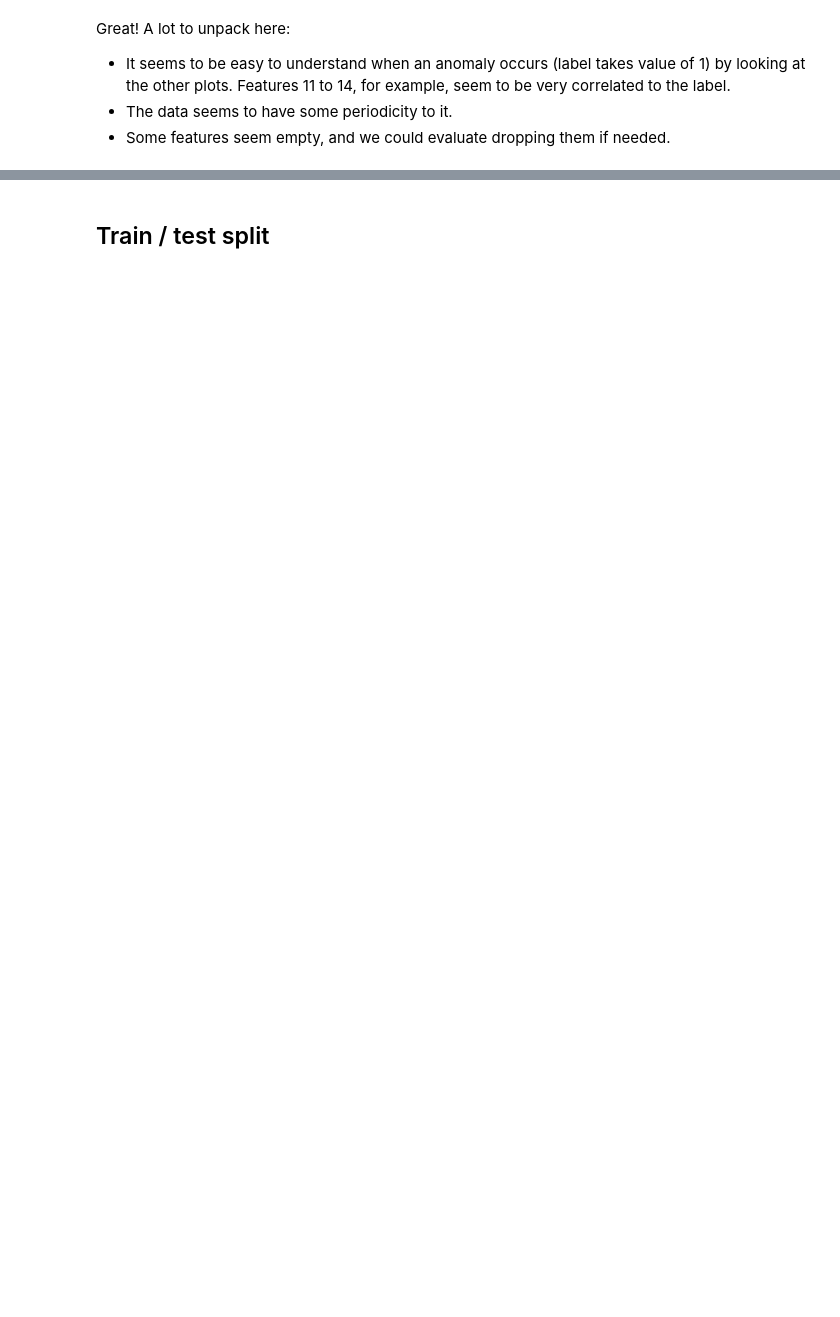
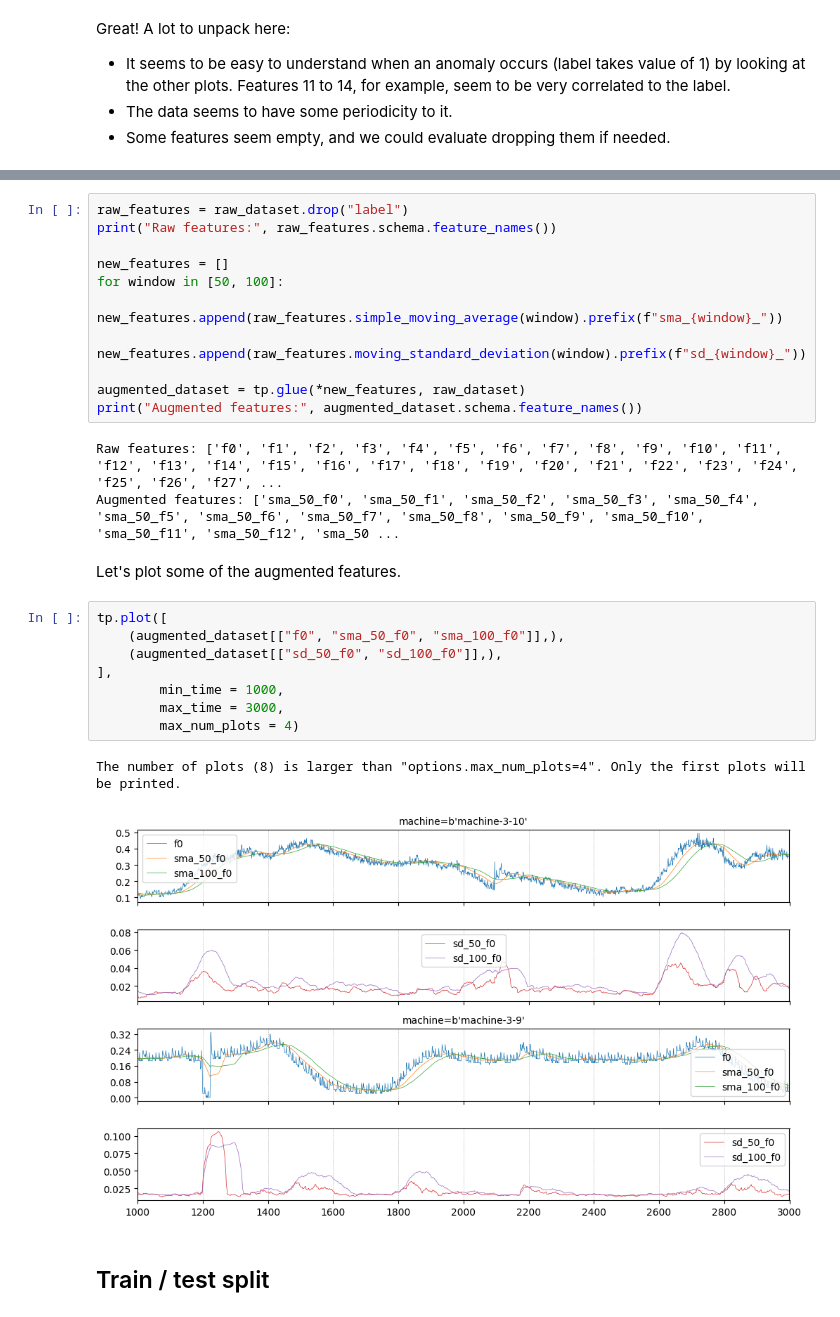
Before and after one commit to Alignment-Lab-AI/temporian, a Jupyter notebook: docs/src/tutorials/anomaly_detection_unsupervised.ipynb, the cells around one changed output, grey strips where cells are left out. Saved outputs shown, nothing was run; the diff lists cells and outputs as text; blank space fills up the shorter version.

```diff
--- a/docs/src/tutorials/anomaly_detection_unsupervised.ipynb
+++ b/docs/src/tutorials/anomaly_detection_unsupervised.ipynb
@@ -125,3 +237,30 @@ Great! A lot to unpack here:
+# %%
+raw_features = raw_dataset.drop("label")
+print("Raw features:", raw_features.schema.feature_names())
+
+new_features = []
+for window in [50, 100]:
+    new_features.append(raw_features.simple_moving_average(window).prefix(f"sma_{window}_"))
+    new_features.append(raw_features.moving_standard_deviation(window).prefix(f"sd_{window}_"))
+
+augmented_dataset = tp.glue(*new_features, raw_dataset)
+print("Augmented features:", augmented_dataset.schema.feature_names())
+# %% [output]
+Raw features: ['f0', 'f1', 'f2', 'f3', 'f4', 'f5', 'f6', 'f7', 'f8', 'f9', 'f10', 'f11', 'f12', 'f13', 'f14', 'f15', 'f16', 'f17', 'f18', 'f19', 'f20', 'f21', 'f22', 'f23', 'f24', 'f25', 'f26', 'f27', ...
+Augmented features: ['sma_50_f0', 'sma_50_f1', 'sma_50_f2', 'sma_50_f3', 'sma_50_f4', 'sma_50_f5', 'sma_50_f6', 'sma_50_f7', 'sma_50_f8', 'sma_50_f9', 'sma_50_f10', 'sma_50_f11', 'sma_50_f12', 'sma_50 ...
+# %% [markdown]
+Let's plot some of the augmented features.
+# %%
+tp.plot([
+    (augmented_dataset[["f0", "sma_50_f0", "sma_100_f0"]],),
+    (augmented_dataset[["sd_50_f0", "sd_100_f0"]],),
+],
+        min_time = 1000,
+        max_time = 3000,
+        max_num_plots = 4)
+# %% [output]
+The number of plots (8) is larger than "options.max_num_plots=4". Only the first plots will be printed.
+[figure, added]
 # %% [markdown]
 ## Train / test split
 # %% [markdown]
```
Also changed, not shown: parts of 14 cells of this notebook.
